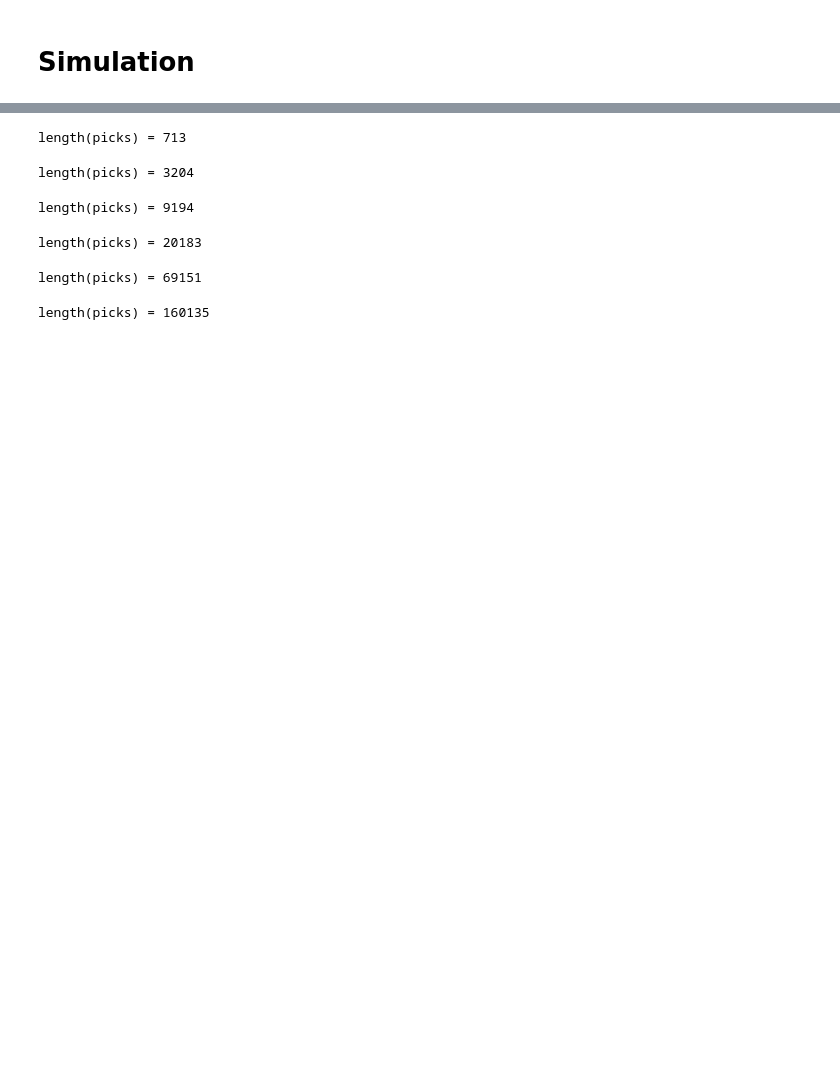
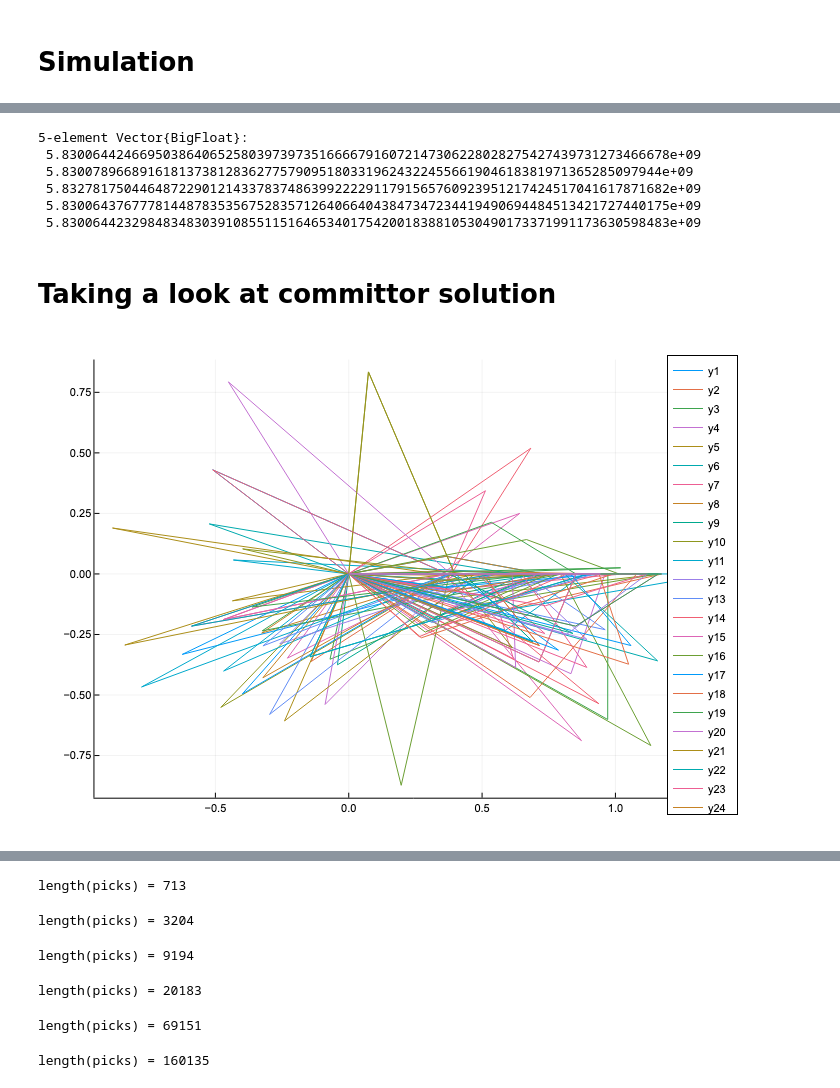
Before and after one commit to axsk/Sqra.jl, a Jupyter notebook: notebooks/lennardjones sqra picking vs sparse.ipynb, the cells around one changed output, grey strips where cells are left out. Drawn from its saved outputs; the diff is of its cells as text; code cells hidden in the pictures; blank space fills up the shorter version.

```diff
--- a/notebooks/lennardjones sqra picking vs sparse.ipynb
+++ b/notebooks/lennardjones sqra picking vs sparse.ipynb
@@ -223,0 +48,3 @@ plot();
+# %%
+sim = Sqra.run(Sqra.Simulation(nsteps=1_000_00))
+dis = Sqra.discretize(Sqra.SpBoxDiscretisation(), sim)
@@ -223,0 +79,14 @@ plot();
+# %%
+#method = :voronoi
+method = :sb
+
+steps = 2_000_000
+sigma=.5
+
+ncells=6
+npicks=300
+
+prune=10000
+
+Random.seed!(0)
+@time r=Sqra.run(nsteps=steps, method=method, ncells=ncells, npicks=npicks, prune=prune, sigma=sigma, x0=Sqra.x0gen);
@@ -223,0 +123,9 @@ plot();
+# %%
+function err(Q, c, x)
+	A, b = Sqra.committor_system(Q, c)
+	sum(abs2, A*x - c)
+end
+# the whole system
+cs1 = [Sqra.solve_committor(r.Q, r.classes, method) for method in instances(Sqra.CommittorSolver)]
+
+map(x->err(r.Q, r.classes, x), cs1)
@@ -223,0 +159,27 @@ plot();
+# %%
+function mixederror(x)
+	big = zeros(size(r.Q, 1))
+	big[pinds] = x
+	err(r.Q, r.classes, BigFloat.(big))
+end
+
+map(mixederror, cs2)
+# %% [output]
+5-element Vector{BigFloat}:
+ 5.830064424669503864065258039739735166667916072147306228028275427439731273466678e+09
+ 5.83007896689161813738128362775790951803319624322455661904618381971365285097944e+09
+ 5.832781750446487229012143378374863992222911791565760923951217424517041617871682e+09
+ 5.830064376777814487835356752835712640664043847347234419490694484513421727440175e+09
+ 5.830064423298483483039108551151646534017542001838810530490173371991173630598483e+09
+# %% [markdown]
+# Taking a look at committor solution
+# %%
+# select a solution from above as committor
+c = cs1[5];
+# %%
+# plot states with a committor value in the defined range
+transind = rand(findall((0.1 .<c.<0.2)), 100)
+plot()
+Sqra.plot_triangles!(Sqra.normalform(r.picks[:, transind]))
+# %% [output]
+[figure, added]
```
Also changed, not shown: parts of 47 cells of this notebook, 6 other files.
